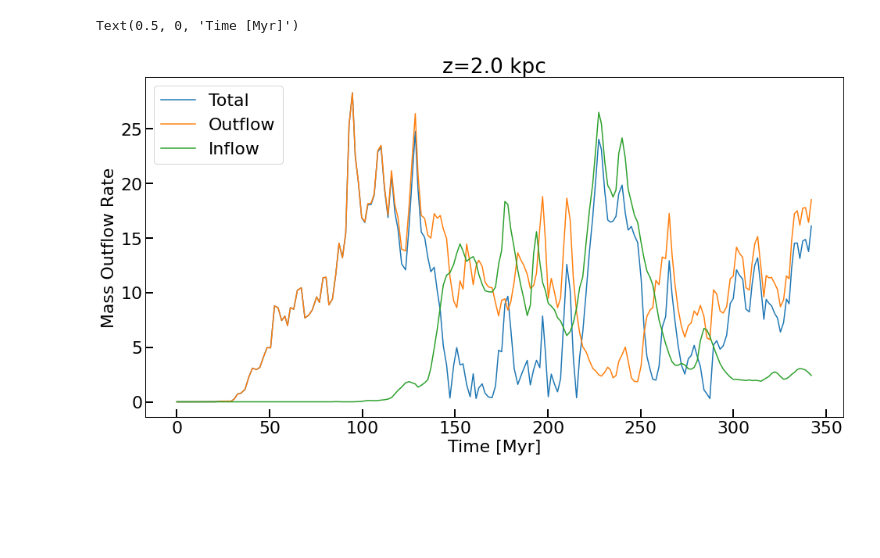
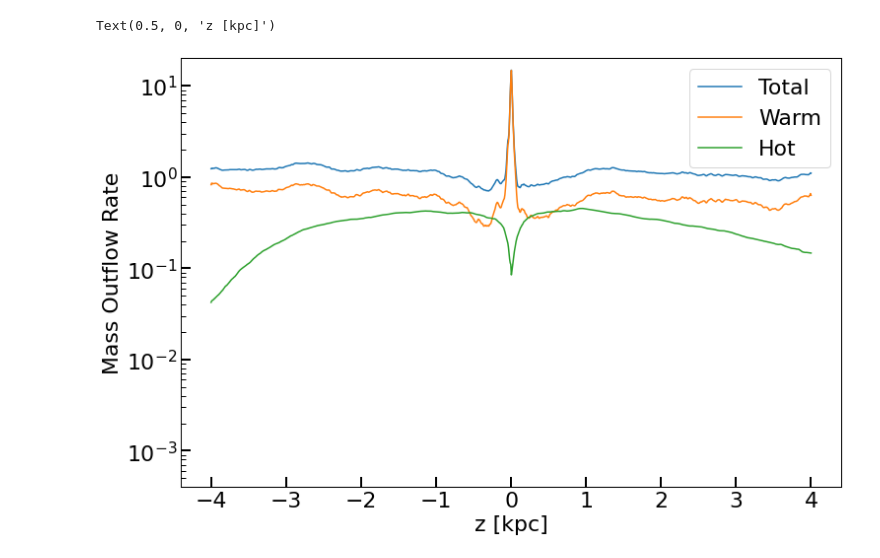
Before and after one commit to aditivijayan/qAnalysis, a Jupyter notebook: notebooks/mass_outflow.ipynb, the cells around one changed output. Saved outputs shown, nothing was run; the diff lists cells and outputs as text; code cells hidden in the pictures; blank space fills up the shorter version.

```diff
--- a/notebooks/mass_outflow.ipynb
+++ b/notebooks/mass_outflow.ipynb
@@ -121,32 +74,28 @@ Text(0.5, 0, 'Time [Myr]')
-# %%
-fig, ax = plt.subplots(1, 1, gridspec_kw = {'wspace':0.02, 'hspace':0.02},figsize=(16, 8))
-# ax.plot(timestep, tot_mass_flux[:,-1], 'o')
-munit = yr_to_sec/Msun/1.e-4
-index = 65
-net_mass_flux = pos_mass_flux - np.abs(neg_mass_flux)
-avg_tot = (tot_mass_flux[:,index] + 0.0*tot_mass_flux[:,-index])/2.
-avg_pos = (pos_mass_flux[:,index] + 0.0*pos_mass_flux[:,-index])/2.
-avg_neg = (neg_mass_flux[:,index] + 0.0*neg_mass_flux[:,-index])/2.
-listarr = [avg_tot, avg_pos, avg_neg]
-label = ['Total',  'Outflow', 'Inflow']
-i = 0
-for arr in listarr:
-    tt = timestep
-    indexes = list(range(len(tt)))
-    indexes.sort(key=tt.__getitem__)
-    sorted_time = list(map(tt.__getitem__, indexes))
-    sorted_mdot  = list(map(arr.__getitem__, indexes))
-    ax.plot(sorted_time, np.abs(sorted_mdot)*munit, '-', label=label[i], markersize=12)
-    i+=1
-
-
-ax.legend(loc='upper left')
-ax.set_title('z=%.1f'%(zrange[-index]/kpc) + ' kpc')
-# ax.set_yscale('log')
-# ax.set_ylim(-1,25.)
-ax.set_ylabel("Mass Outflow Rate")
-ax.set_xlabel('Time [Myr]')
-# ax.set_xlim(0.0,200.)
-# %% [output]
-Text(0.5, 0, 'Time [Myr]')
-[figure, removed]
+# %%
+time_mask = (timestep>100.)
+tot_mass_flux_avg = np.average(tot_mass_flux[time_mask], axis=0)
+warm_mass_flux_avg = np.average(warm_mass_flux[time_mask], axis=0)
+hot_mass_flux_avg = np.average(hot_mass_flux[time_mask], axis=0)
+# %%
+
+fig, ax = plt.subplots(1, 1, gridspec_kw = {'wspace':0.02, 'hspace':0.02},figsize=(12, 8))
+# ax.plot(timestep, tot_mass_flux[:,-1], 'o')
+munit = yr_to_sec/Msun/1.e-2
+index = 400
+listarr = [tot_mass_flux_avg, warm_mass_flux_avg, hot_mass_flux_avg]
+label = ['Total', 'Warm', 'Hot']
+i = 0
+for arr in listarr:
+    ax.plot(zrange/kpc,np.asarray(np.abs(arr))*munit, '-', label=label[i],  markersize=12)
+    i+=1
+
+
+ax.legend()
+ax.set_yscale('log')
+ax.set_ylim(4.e-4, 20.)
+ax.set_ylabel("Mass Outflow Rate")
+ax.set_xlabel('z [kpc]')
+# ax.set_xlim(0.1,4.)
+# %% [output]
+Text(0.5, 0, 'z [kpc]')
+[figure, added]
```
Also changed, not shown: parts of 10 cells of this notebook, 8 other files.
